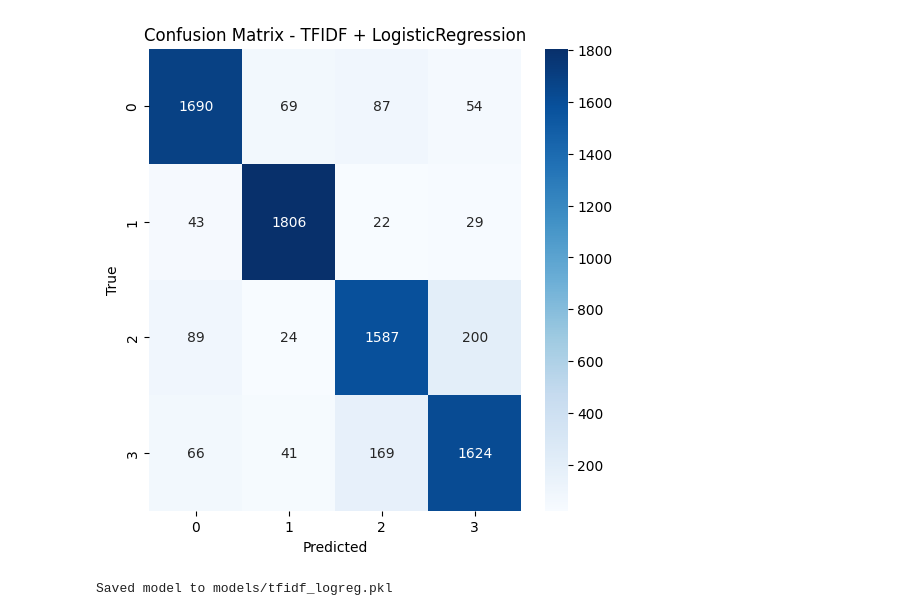
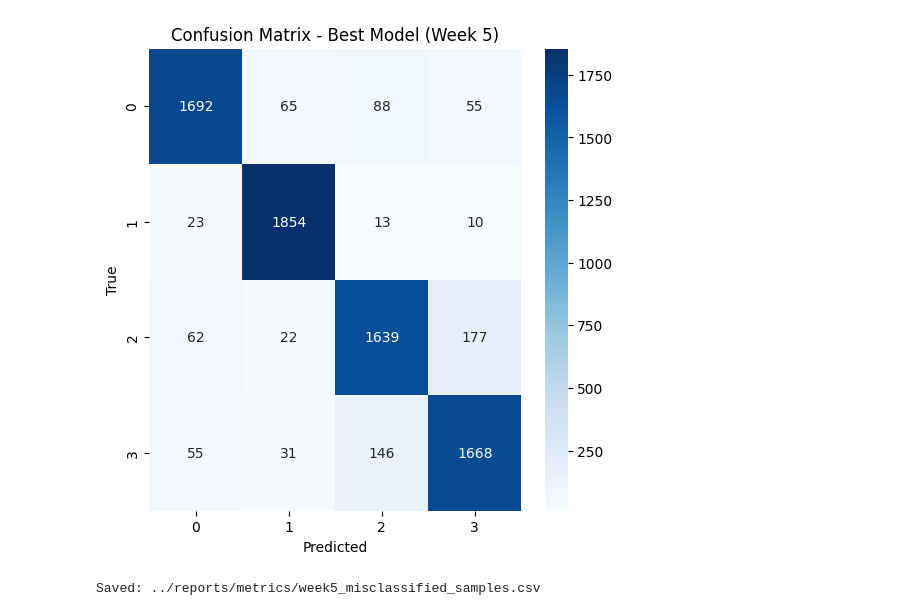
Before and after one commit to Krushal16/Intelligent-News-Classifier, a Jupyter notebook: notebooks/03_baseline_train_eval.ipynb, the cells around one changed output. Saved outputs shown, nothing was run; the diff lists cells and outputs as text; code cells hidden in the pictures.

Commit message:
docs: update baseline training notebook to use reusable pipeline modules

```diff
--- a/notebooks/03_baseline_train_eval.ipynb
+++ b/notebooks/03_baseline_train_eval.ipynb
@@ -2,17 +2,20 @@
 import sys
 from pathlib import Path
 
-project_root = Path().resolve().parents[0]
-sys.path.append(str(project_root))
+# Assumes notebook is in notebooks/ folder
+project_root = Path("..").resolve()
+if str(project_root) not in sys.path:
+    sys.path.append(str(project_root))
 
-from src.data_loader import get_train_test
+from src.data_loader import get_train_val_test  # change if your function name differs
 from src.preprocess import apply_cleaning
 
-X_train, y_train, X_test, y_test = get_train_test(
+X_train, X_val, X_test, y_train, y_val, y_test = get_train_val_test(
     "../data/raw/train.csv",
     "../data/raw/test.csv"
 )
 
 X_train_clean = apply_cleaning(X_train)
-X_test_clean = apply_cleaning(X_test)
+X_val_clean   = apply_cleaning(X_val)
+X_test_clean  = apply_cleaning(X_test)
 # %%
@@ -63,18 +69,38 @@ weighted avg       0.88      0.88      0.88      7600
-# %%
-cm = confusion_matrix(y_test, y_pred)
-plt.figure(figsize=(6, 6))
-sns.heatmap(cm, annot=True, fmt="d", cmap="Blues")
-plt.xlabel("Predicted")
-plt.ylabel("True")
-plt.title("Confusion Matrix - TFIDF + LogisticRegression")
-os.makedirs("../reports/figures", exist_ok=True)
-plt.savefig("../reports/figures/confusion_matrix_baseline.png", bbox_inches="tight")
-plt.show()
-# %% [output]
-[figure, removed]
 # %%
-os.makedirs("../models", exist_ok=True)
-joblib.dump(pipeline, "../models/tfidf_logreg.pkl")
-print("Saved model to models/tfidf_logreg.pkl")
+from sklearn.metrics import confusion_matrix
+import matplotlib.pyplot as plt
+import seaborn as sns
+import os
+
+cm = confusion_matrix(y_test, y_pred)
+plt.figure(figsize=(6, 6))
+sns.heatmap(cm, annot=True, fmt="d", cmap="Blues")
+plt.xlabel("Predicted")
+plt.ylabel("True")
+plt.title("Confusion Matrix - Best Model (Week 5)")
+os.makedirs("../reports/figures", exist_ok=True)
+plt.savefig("../reports/figures/week5_confusion_matrix_best_model.png", bbox_inches="tight")
+plt.show()
 # %% [output]
-Saved model to models/tfidf_logreg.pkl
+[figure, added]
+# %%
+import numpy as np
+import pandas as pd
+import os
+
+os.makedirs("../reports/metrics", exist_ok=True)
+
+mis_idx = np.where(y_test.to_numpy() != y_pred)[0]
+
+rows = []
+for i in mis_idx[:50]:
+    rows.append({
+        "true": int(y_test.iloc[i]),
+        "pred": int(y_pred[i]),
+        "text_snippet": str(X_test.iloc[i])[:250]
+    })
+
+pd.DataFrame(rows).to_csv("../reports/metrics/week5_misclassified_samples.csv", index=False)
+print("Saved: ../reports/metrics/week5_misclassified_samples.csv")
+# %% [output]
+Saved: ../reports/metrics/week5_misclassified_samples.csv
```
Also changed, not shown: parts of 1 cell of this notebook, 4 other files.
